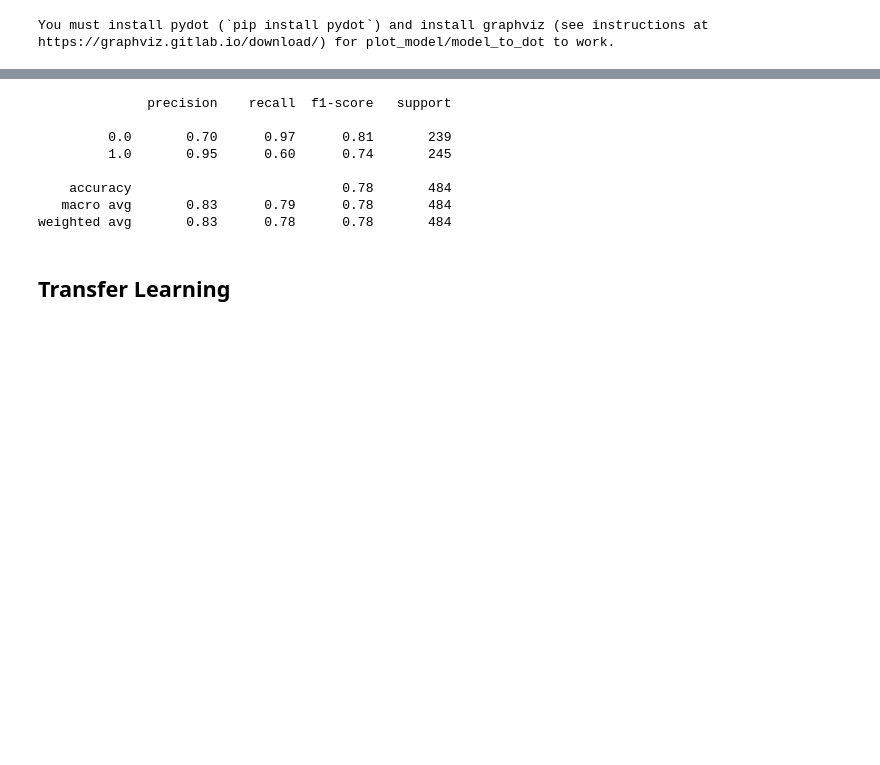
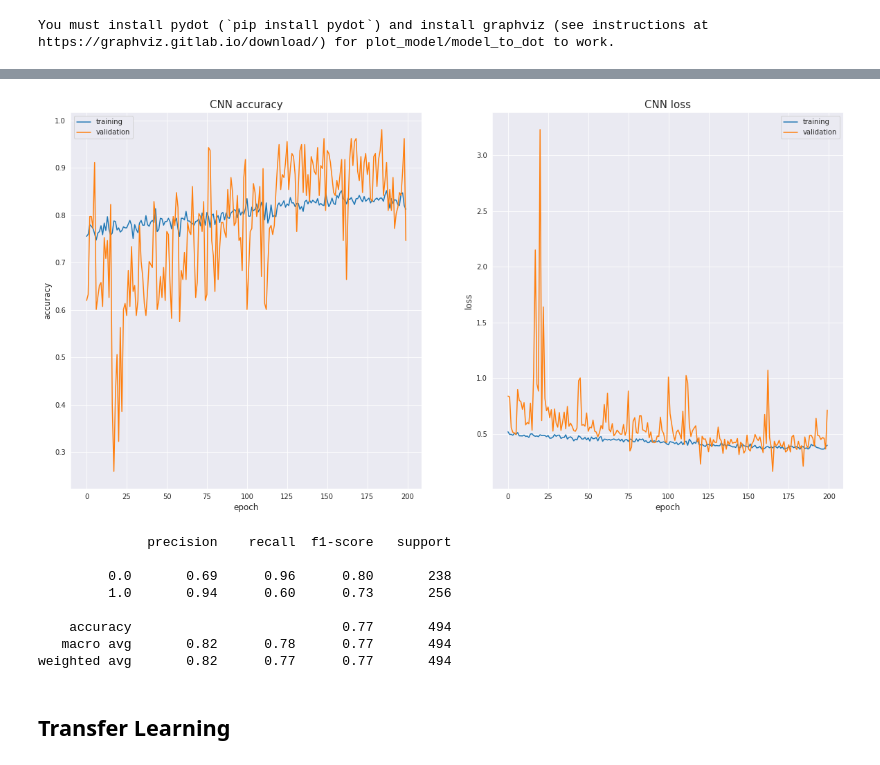
Before and after one commit to giollimirgia/litter_thesis, a Jupyter notebook: code/classifier_comparisons.ipynb, the cells around one changed output, grey strips where cells are left out. Drawn from its saved outputs; the diff is of its cells as text; code cells hidden in the pictures; blank space fills up the shorter version.

Commit message:
classifier comparisons cleaned. added some plots and history saved

```diff
--- a/code/classifier_comparisons.ipynb
+++ b/code/classifier_comparisons.ipynb
@@ -111,5 +158,27 @@ test_data, test_labels = prepareDataNN(validation_set)
+# %%
+hist_cnn = pd.read_pickle('ckpts/trainHistoryCNN')
+
+plt.figure(figsize=(20,10))
+sns.set_style("darkgrid")
+plt.subplot(121)
+plt.plot(hist_cnn['accuracy'])
+plt.plot(hist_cnn['val_accuracy'])
+plt.title('CNN accuracy', fontsize=15)
+plt.ylabel('accuracy', fontsize=12)
+plt.xlabel('epoch', fontsize=12)
+plt.legend(['training', 'validation'], loc='upper left')
+plt.subplot(122)
+plt.plot(hist_cnn['loss'])
+plt.plot(hist_cnn['val_loss'])
+plt.title('CNN loss', fontsize=15)
+plt.ylabel('loss', fontsize=12)
+plt.xlabel('epoch', fontsize=12)
+plt.legend(['training', 'validation'], loc='upper right')
+plt.savefig("/home/giorgia/Desktop/MAI/Thesis/figures/CNN_training.png")
+# %% [output]
+[figure, added]
 # %%
-model.load_weights("ckpts/save_at_391.h5")
+model.load_weights("ckpts/cnn_166.h5")
 model.compile(
     optimizer=keras.optimizers.Adam(1e-3),
     loss="binary_crossentropy",
@@ -119,12 +188,12 @@ pred_probs_cnn, pred_class_xìcnn = get_preditictions(model, test_data)
 # %% [output]
               precision    recall  f1-score   support
 
-         0.0       0.70      0.97      0.81       239
-         1.0       0.95      0.60      0.74       245
+         0.0       0.69      0.96      0.80       238
+         1.0       0.94      0.60      0.73       256
 
-    accuracy                           0.78       484
-   macro avg       0.83      0.79      0.78       484
-weighted avg       0.83      0.78      0.78       484
+    accuracy                           0.77       494
+   macro avg       0.82      0.78      0.77       494
+weighted avg       0.82      0.77      0.77       494
 # %% [markdown]
 ## Transfer Learning
 # %% [markdown]
```
Also changed, not shown: parts of 15 cells of this notebook.
